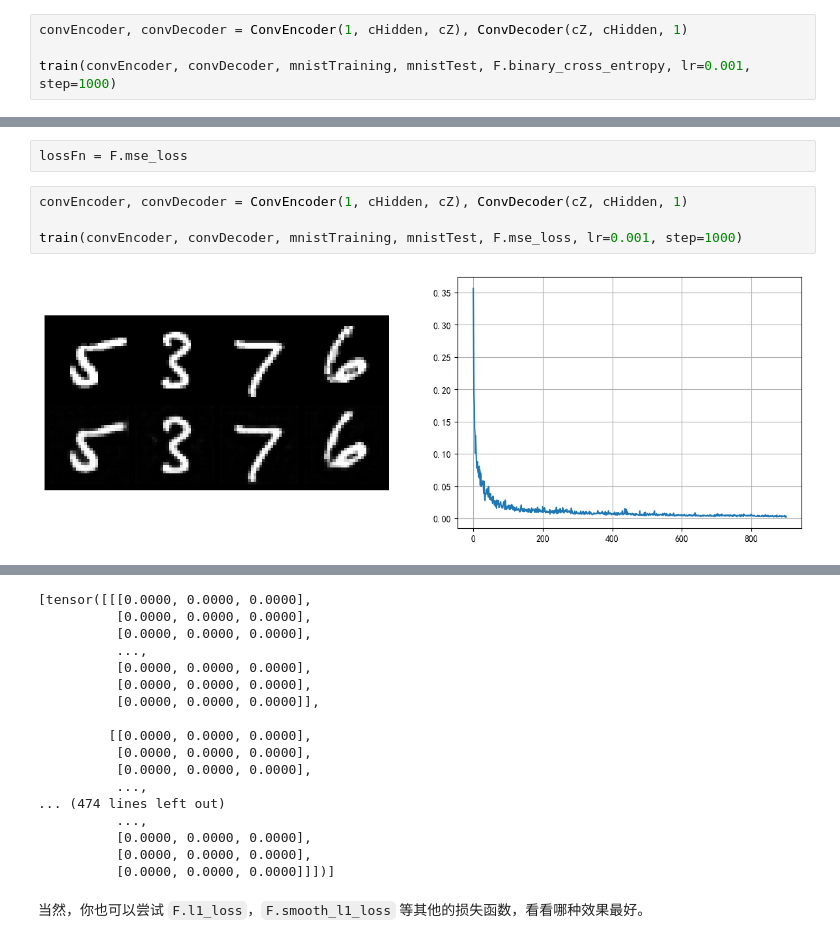
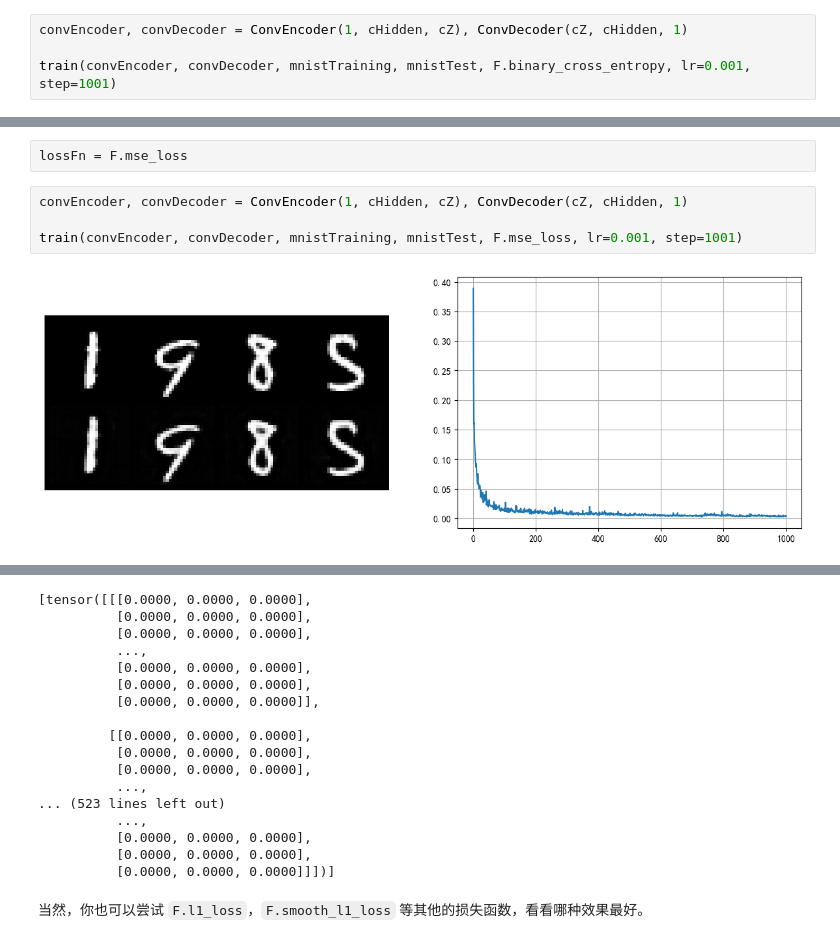
Before and after one commit to 421zuoduan/AI-experiment-I, a Jupyter notebook: 实验4/实验4/AutoEncoder.ipynb, the cells around one changed output, grey strips where cells are left out. Drawn from its saved outputs; the diff is of its cells as text.

```diff
--- a/实验4/实验4/AutoEncoder.ipynb
+++ b/实验4/实验4/AutoEncoder.ipynb
@@ -636,5 +636,5 @@ Alright!
 # %%
 convEncoder, convDecoder = ConvEncoder(1, cHidden, cZ), ConvDecoder(cZ, cHidden, 1)
 
-train(convEncoder, convDecoder, mnistTraining, mnistTest, F.binary_cross_entropy, lr=0.001, step=1000)
+train(convEncoder, convDecoder, mnistTraining, mnistTest, F.binary_cross_entropy, lr=0.001, step=1001)
 # %% [output]
@@ -670,6 +670,6 @@ lossFn = F.mse_loss
 # %%
 convEncoder, convDecoder = ConvEncoder(1, cHidden, cZ), ConvDecoder(cZ, cHidden, 1)
 
-train(convEncoder, convDecoder, mnistTraining, mnistTest, F.mse_loss, lr=0.001, step=1000)
+train(convEncoder, convDecoder, mnistTraining, mnistTest, F.mse_loss, lr=0.001, step=1001)
 # %% [output]
-[figure, old version]
+[figure, new version]
@@ -687,7 +687,7 @@ Final loss: 0.002455284120514989
           [0.0000, 0.0000, 0.0000],
           [0.0000, 0.0000, 0.0000],
           ...,
-... (474 lines left out)
+... (523 lines left out)
           ...,
           [0.0000, 0.0000, 0.0000],
           [0.0000, 0.0000, 0.0000],
```
Also changed, not shown: parts of 6 cells of this notebook, 18 other files.
